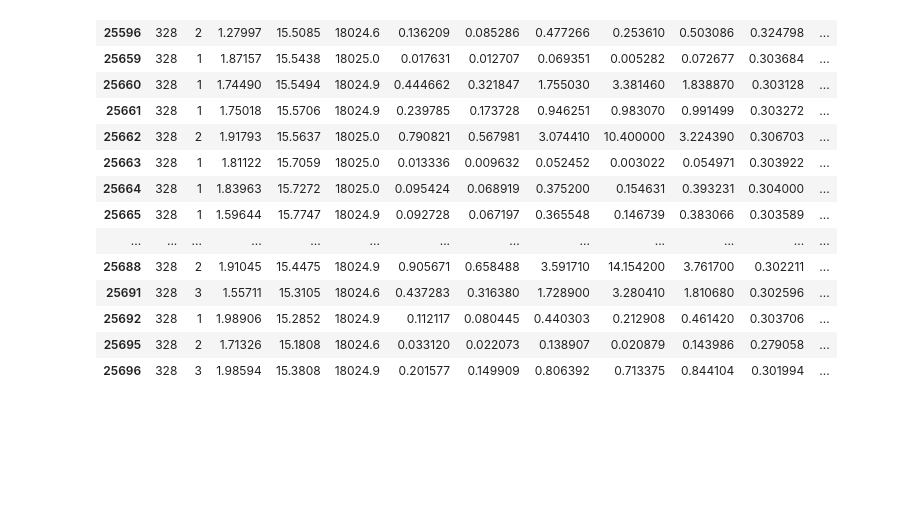
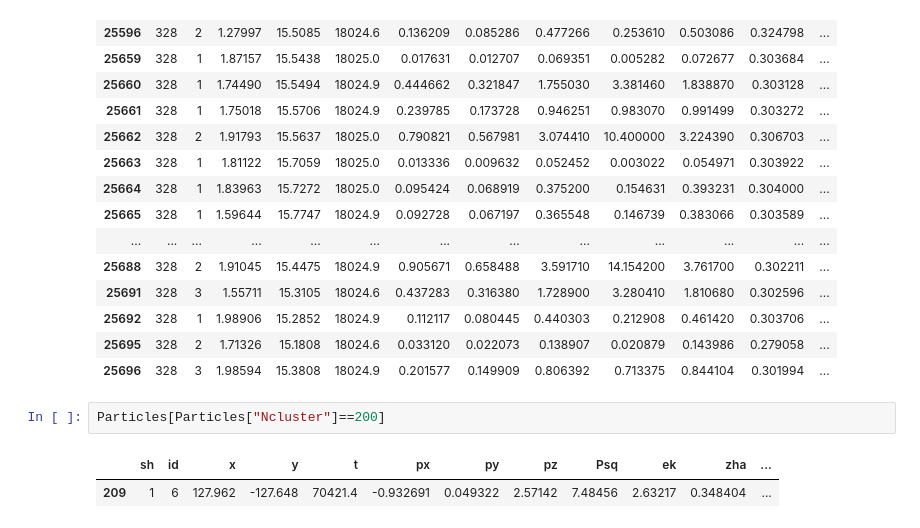
Before and after one commit to camilojtorresc/CosmicRays_ClusterAnalysis, a Jupyter notebook: clusters_analysis_v5.ipynb, the cells around one changed output. Saved outputs shown, nothing was run; the diff lists cells and outputs as text; blank space fills up the shorter version.

```diff
--- a/clusters_analysis_v5.ipynb
+++ b/clusters_analysis_v5.ipynb
@@ -161,3 +164,8 @@ Particles[Particles["Ncluster"]==24354]
 | 25692 | 328 | 1 | 1.98906 | 15.2852 | 18024.9 | 0.112117 | 0.080445 | 0.440303 | 0.212908 | 0.461420 | 0.303706 | ... |
 | 25695 | 328 | 2 | 1.71326 | 15.1808 | 18024.6 | 0.033120 | 0.022073 | 0.138907 | 0.020879 | 0.143986 | 0.279058 | ... |
 | 25696 | 328 | 3 | 1.98594 | 15.3808 | 18024.9 | 0.201577 | 0.149909 | 0.806392 | 0.713375 | 0.844104 | 0.301994 | ... |
+# %%
+Particles[Particles["Ncluster"]==200]
+# %% [output]
+|  | sh | id | x | y | t | px | py | pz | Psq | ek | zha | ... |
+| 209 | 1 | 6 | 127.962 | -127.648 | 70421.4 | -0.932691 | 0.049322 | 2.57142 | 7.48456 | 2.63217 | 0.348404 | ... |
```
Also changed, not shown: parts of 3 cells of this notebook, 11 other files.
